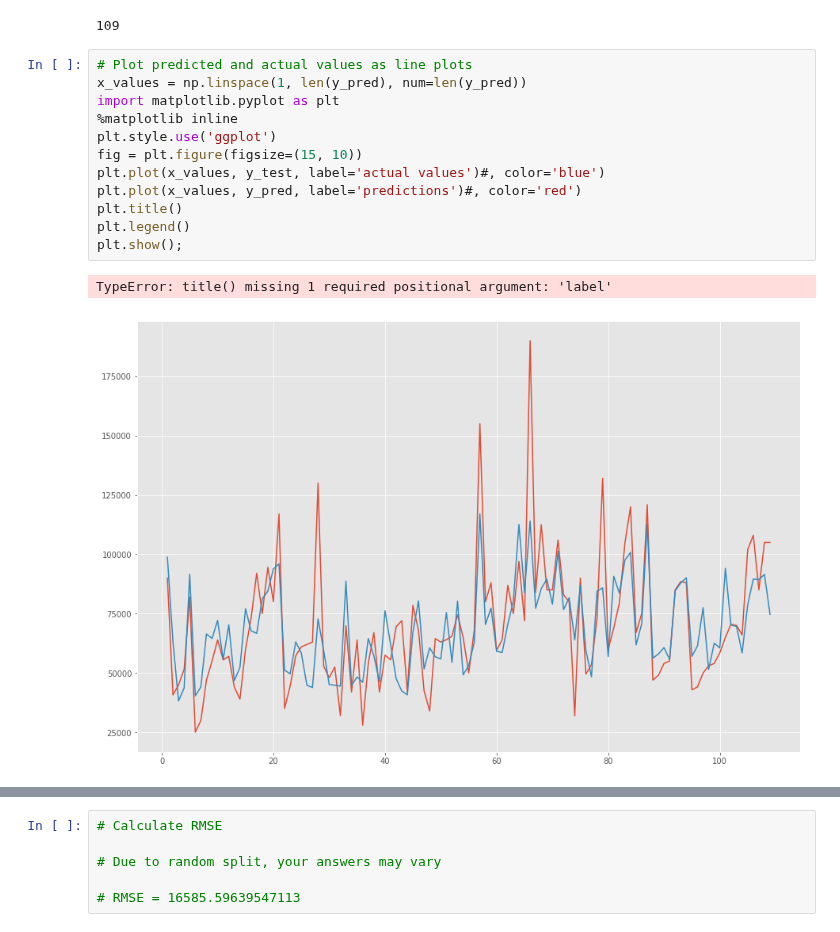
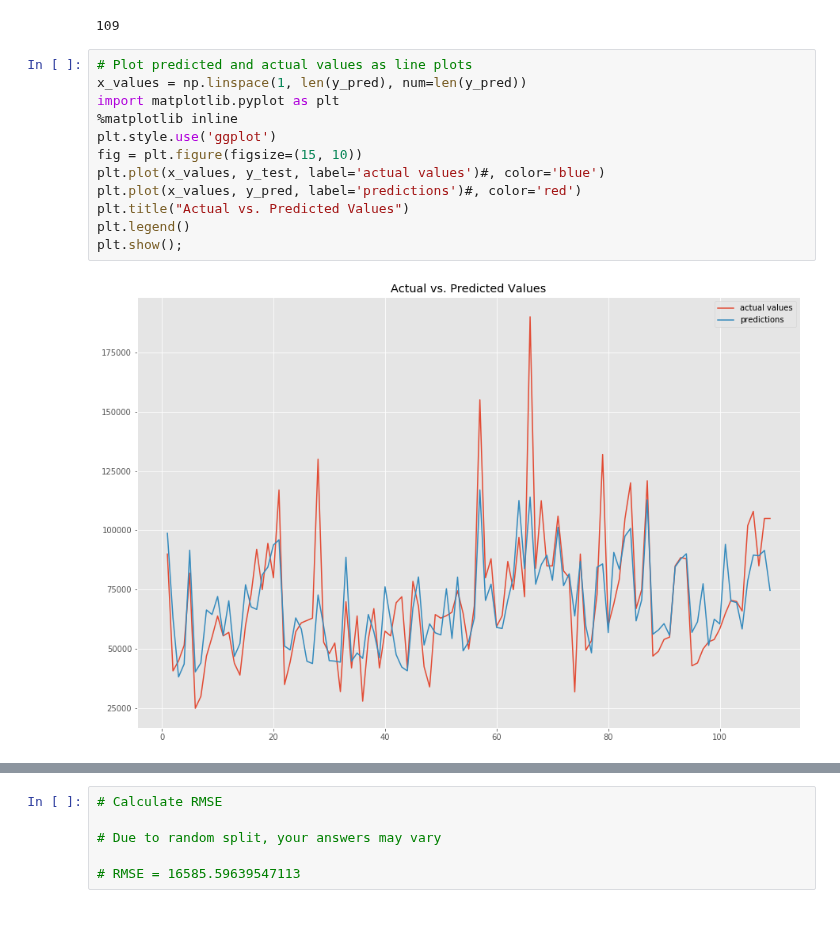
Before and after one commit to kathrinv/dsc-linalg-regression-lab-nyc-ds-082619, a Jupyter notebook: index.ipynb, the cells around one changed output, grey strips where cells are left out. Saved outputs shown, nothing was run; the diff lists cells and outputs as text.

```diff
--- a/index.ipynb
+++ b/index.ipynb
@@ -211,18 +211,17 @@ len(x_values)
 # %%
 # Plot predicted and actual values as line plots
 x_values = np.linspace(1, len(y_pred), num=len(y_pred))
 import matplotlib.pyplot as plt
 %matplotlib inline
 plt.style.use('ggplot')
 fig = plt.figure(figsize=(15, 10))
 plt.plot(x_values, y_test, label='actual values')#, color='blue')
 plt.plot(x_values, y_pred, label='predictions')#, color='red')
-plt.title()
+plt.title("Actual vs. Predicted Values")
 plt.legend()
 plt.show();
 # %% [output]
-TypeError: title() missing 1 required positional argument: 'label'
-[figure, old version]
+[figure, new version]
 # %% [markdown]
 <img src ="images/diff.png" width="750">
 
```
